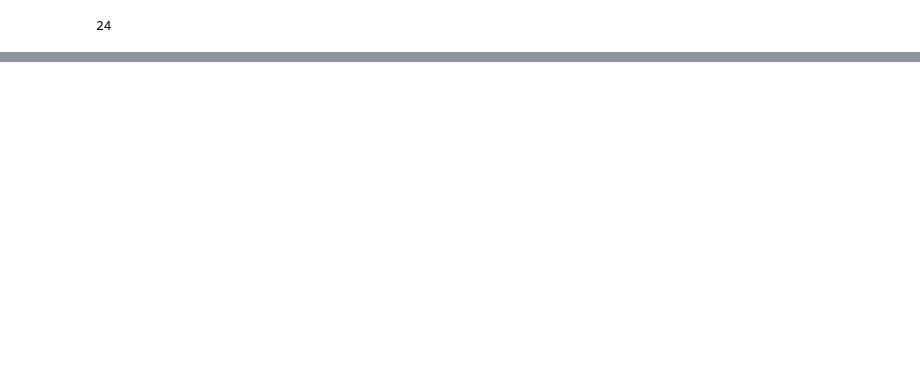
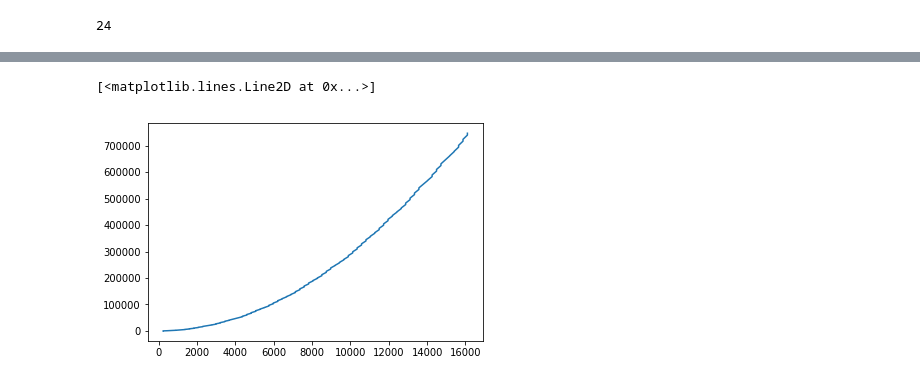
Before and after one commit to godinenbicicleta/advent-of-code-2018, a Jupyter notebook: day9/day9p2.ipynb, the cells around one changed output, grey strips where cells are left out. Drawn from its saved outputs; the diff is of its cells as text; code cells hidden in the pictures; blank space fills up the shorter version.

```diff
--- a/day9/day9p2.ipynb
+++ b/day9/day9p2.ipynb
@@ -558,0 +791,8 @@ len([myCircle.positions[i] for i in myCircle.positions if len(myCircle.positions
+# %%
+scores = []
+tiempos = []
+for i,g in enumerate(ganador):
+    score = g[1]
+    if score not in scores:
+        scores.append(score)
+        tiempos.append(i)
@@ -558,0 +864,13 @@ len([myCircle.positions[i] for i in myCircle.positions if len(myCircle.positions
+# %%
+totales = {0:[]}
+subtotal = 0
+tiempos = []
+for i in myCircle.players[0]:
+    subtotal+= i[1]
+    totales[0].append(subtotal)
+    tiempos.append(i[0])
+# %%
+plt.plot(tiempos,totales[0])
+# %% [output]
+[<matplotlib.lines.Line2D at 0x...>]
+[figure, added]
```
Also changed, not shown: parts of 27 cells of this notebook, 4 other files.
